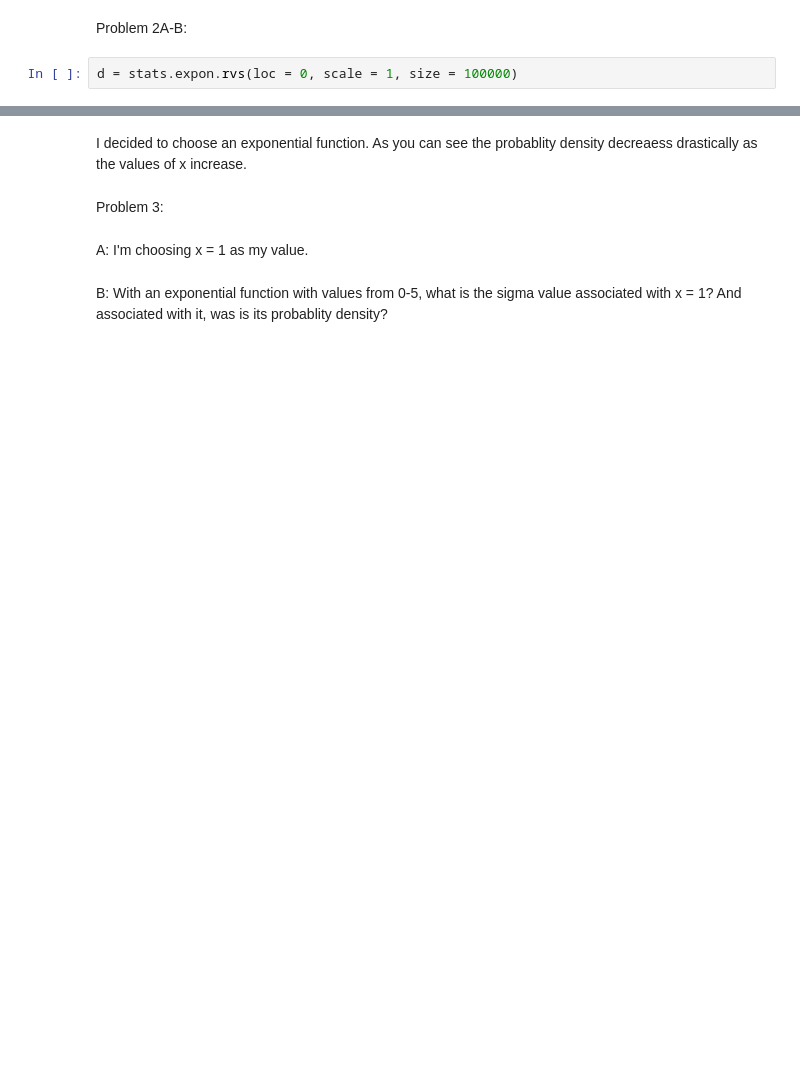
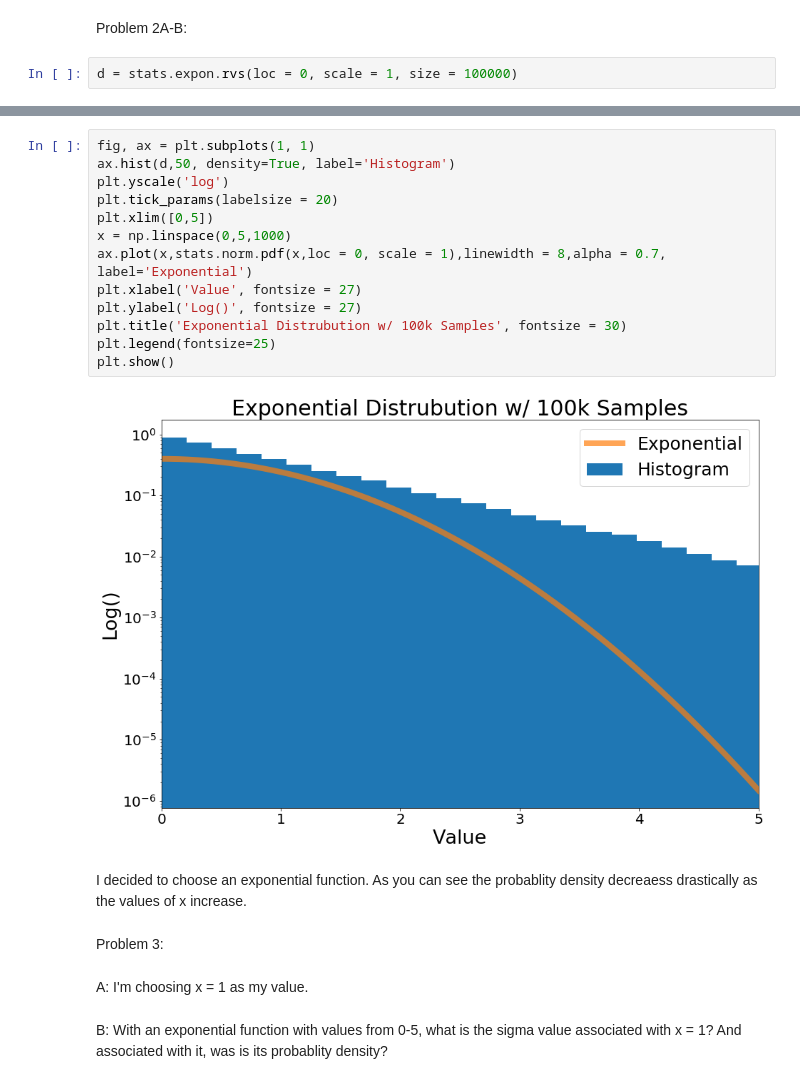
Before and after one commit to ardenchaing/Phys-434, a Jupyter notebook: Lab1.ipynb, the cells around one changed output, grey strips where cells are left out. Drawn from its saved outputs; the diff is of its cells as text; blank space fills up the shorter version.

```diff
--- a/Lab1.ipynb
+++ b/Lab1.ipynb
@@ -82,3 +73,18 @@ plt.show()
+# %%
+fig, ax = plt.subplots(1, 1)
+ax.hist(d,50, density=True, label='Histogram')
+plt.yscale('log')
+plt.tick_params(labelsize = 20)
+plt.xlim([0,5])
+x = np.linspace(0,5,1000)
+ax.plot(x,stats.norm.pdf(x,loc = 0, scale = 1),linewidth = 8,alpha = 0.7, label='Exponential')
+plt.xlabel('Value', fontsize = 27)
+plt.ylabel('Log()', fontsize = 27)
+plt.title('Exponential Distrubution w/ 100k Samples', fontsize = 30)
+plt.legend(fontsize=25)
+plt.show()
+# %% [output]
+[figure, added]
 # %% [markdown]
 I decided to choose an exponential function. As you can see the probablity density decreaess drastically as the values of x increase.
 # %% [markdown]
```
Also changed, not shown: parts of 13 cells of this notebook.
